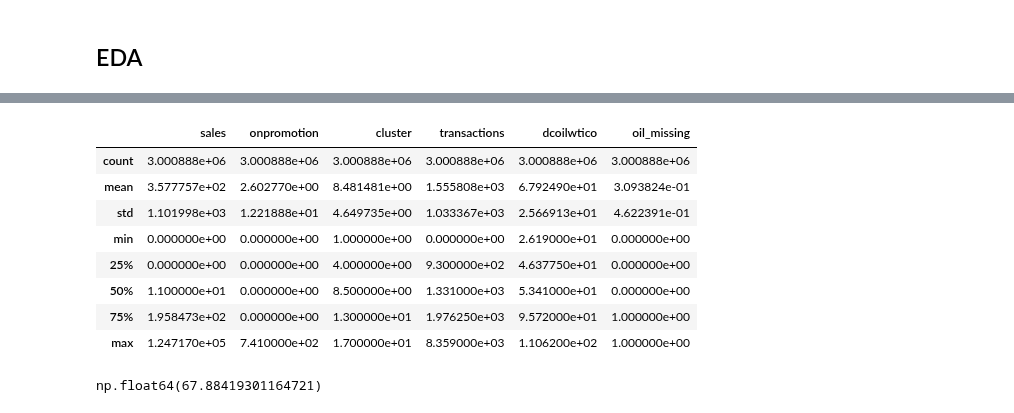
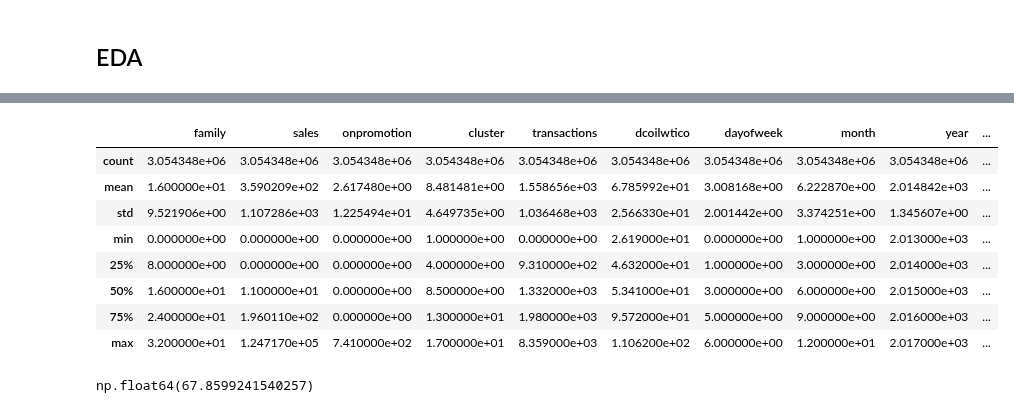
Before and after one commit to Khatibi16/sales, a Jupyter notebook: forecast.ipynb, the cells around one changed output, grey strips where cells are left out. Saved outputs shown, nothing was run; the diff lists cells and outputs as text; code cells hidden in the pictures.

```diff
--- a/forecast.ipynb
+++ b/forecast.ipynb
@@ -18,5 +19,18 @@ holiday_dates  = events.loc[
 ]
 real_holidays = pd.concat([transfer_dates, holiday_dates]).drop_duplicates()
 # %%
-df = train.merge(stores, on = 'store_nbr', how = 'left').merge(transactions, on = ['store_nbr', 'date'], how = 'left') \
-.merge(oil, on ='date', how = 'left').merge(events, on = 'date', how='left')
+def merge_external(df):
+    df = df.merge(stores, on='store_nbr', how='left')
+    df = df.merge(transactions, on=['date', 'store_nbr'], how='left')
+    df = df.merge(oil, on='date', how='left')
+    df = df.merge(events[['date','type','transferred']], on='date', how='left')
+    return df
+
+train_merged = merge_external(train)
+test_merged  = merge_external(test)
+
+'''train = merge_external(train)
+test  = merge_external(test)
+
+train.to_csv("./Dataset/train_merged.csv", index=False)
+test.to_csv("./Dataset/test_merged.csv", index=False)'''
@@ -23,12 +39,3 @@ df = train.merge(stores, on = 'store_nbr', how = 'left').merge(transactions, on
-# %%
-
-'''df = df.set_index('date').sort_index()
-df['dcoilwtico'] = df['dcoilwtico'].interpolate(method='time')
-
-monthly_means = df.groupby(df.index.month)['dcoilwtico'].transform('mean')
-df['dcoilwtico'] = df['dcoilwtico'].fillna(monthly_means)'''
-
-df['dcoilwtico'] = df['dcoilwtico'].ffill().bfill()
 # %% [markdown]
 ## Feature engineering
 # %%
@@ -42,9 +49,9 @@ def create_features(df):
     df['family']= df['family'].astype('category').cat.codes
 
     df['is_holiday'] = df['date'].isin(real_holidays).astype(int)
-    df['is_bridge_day'] = (df[type] == 'Bridge').astype(int)
-    df['is_work_day'] = (df['type'] == 'Work Day').astype(int)
-    df['is_additional_holiday'] = (df['type'] == 'Additional').astype(int)
+    df['is_bridge_day'] = (df['type_y'] == 'Bridge').astype(int)
+    df['is_work_day'] = (df['type_y'] == 'Work Day').astype(int)
+    df['is_additional_holiday'] = (df['type_y'] == 'Additional').astype(int)
 
     df['day'] = df['date'].dt.day
     df['is_month_end'] = df['date'].dt.is_month_end.astype(int)
@@ -52,13 +59,18 @@ def create_features(df):
 
     quake_start = pd.to_datetime('2014-06-16')
     quake_end = quake_start + pd.Timedelta(days=30)
-    df['post_earthquake'] = (df['date'] >= quake_start & df['date'] <= quake_end).astype(int)
+    df['post_earthquake'] = ((df['date'] >= quake_start) & (df['date'] <= quake_end)).astype(int)
 
     df['transactions'] = df['transactions'].fillna(0)
     df['oil_missing'] = df['dcoilwtico'].isna().astype(int)
     df['is_holiday'] = df['date'].isin(real_holidays).astype(int)
+    df['dcoilwtico'] = df['dcoilwtico'].ffill().bfill()
+
 
     return df
+
+train_merged = create_features(train_merged)
+test_merged = create_features(test_merged)
 # %% [markdown]
 ## EDA
 # %%
@@ -111,16 +121,16 @@ df.head(50)
 # %%
-df.iloc[:,3:].describe()
+train_merged.iloc[:,3:].describe()
 # %% [output]
-|  | sales | onpromotion | cluster | transactions | dcoilwtico | oil_missing |
-| count | 3.000888e+06 | 3.000888e+06 | 3.000888e+06 | 3.000888e+06 | 3.000888e+06 | 3.000888e+06 |
-| mean | 3.577757e+02 | 2.602770e+00 | 8.481481e+00 | 1.555808e+03 | 6.792490e+01 | 3.093824e-01 |
-| std | 1.101998e+03 | 1.221888e+01 | 4.649735e+00 | 1.033367e+03 | 2.566913e+01 | 4.622391e-01 |
-| min | 0.000000e+00 | 0.000000e+00 | 1.000000e+00 | 0.000000e+00 | 2.619000e+01 | 0.000000e+00 |
-| 25% | 0.000000e+00 | 0.000000e+00 | 4.000000e+00 | 9.300000e+02 | 4.637750e+01 | 0.000000e+00 |
-| 50% | 1.100000e+01 | 0.000000e+00 | 8.500000e+00 | 1.331000e+03 | 5.341000e+01 | 0.000000e+00 |
-| 75% | 1.958473e+02 | 0.000000e+00 | 1.300000e+01 | 1.976250e+03 | 9.572000e+01 | 1.000000e+00 |
-| max | 1.247170e+05 | 7.410000e+02 | 1.700000e+01 | 8.359000e+03 | 1.106200e+02 | 1.000000e+00 |
+|  | family | sales | onpromotion | cluster | transactions | dcoilwtico | dayofweek | month | year | ... |
+| count | 3.054348e+06 | 3.054348e+06 | 3.054348e+06 | 3.054348e+06 | 3.054348e+06 | 3.054348e+06 | 3.054348e+06 | 3.054348e+06 | 3.054348e+06 | ... |
+| mean | 1.600000e+01 | 3.590209e+02 | 2.617480e+00 | 8.481481e+00 | 1.558656e+03 | 6.785992e+01 | 3.008168e+00 | 6.222870e+00 | 2.014842e+03 | ... |
+| std | 9.521906e+00 | 1.107286e+03 | 1.225494e+01 | 4.649735e+00 | 1.036468e+03 | 2.566330e+01 | 2.001442e+00 | 3.374251e+00 | 1.345607e+00 | ... |
+| min | 0.000000e+00 | 0.000000e+00 | 0.000000e+00 | 1.000000e+00 | 0.000000e+00 | 2.619000e+01 | 0.000000e+00 | 1.000000e+00 | 2.013000e+03 | ... |
+| 25% | 8.000000e+00 | 0.000000e+00 | 0.000000e+00 | 4.000000e+00 | 9.310000e+02 | 4.632000e+01 | 1.000000e+00 | 3.000000e+00 | 2.014000e+03 | ... |
+| 50% | 1.600000e+01 | 1.100000e+01 | 0.000000e+00 | 8.500000e+00 | 1.332000e+03 | 5.341000e+01 | 3.000000e+00 | 6.000000e+00 | 2.015000e+03 | ... |
+| 75% | 2.400000e+01 | 1.960110e+02 | 0.000000e+00 | 1.300000e+01 | 1.980000e+03 | 9.572000e+01 | 5.000000e+00 | 9.000000e+00 | 2.016000e+03 | ... |
+| max | 3.200000e+01 | 1.247170e+05 | 7.410000e+02 | 1.700000e+01 | 8.359000e+03 | 1.106200e+02 | 6.000000e+00 | 1.200000e+01 | 2.017000e+03 | ... |
 # %%
-df['dcoilwtico'].mean()
+train_merged['dcoilwtico'].mean()
 # %% [output]
-np.float64(67.88419301164721)
+np.float64(67.8599241540257)
```
Also changed, not shown: parts of 9 cells of this notebook, 7 other files.
